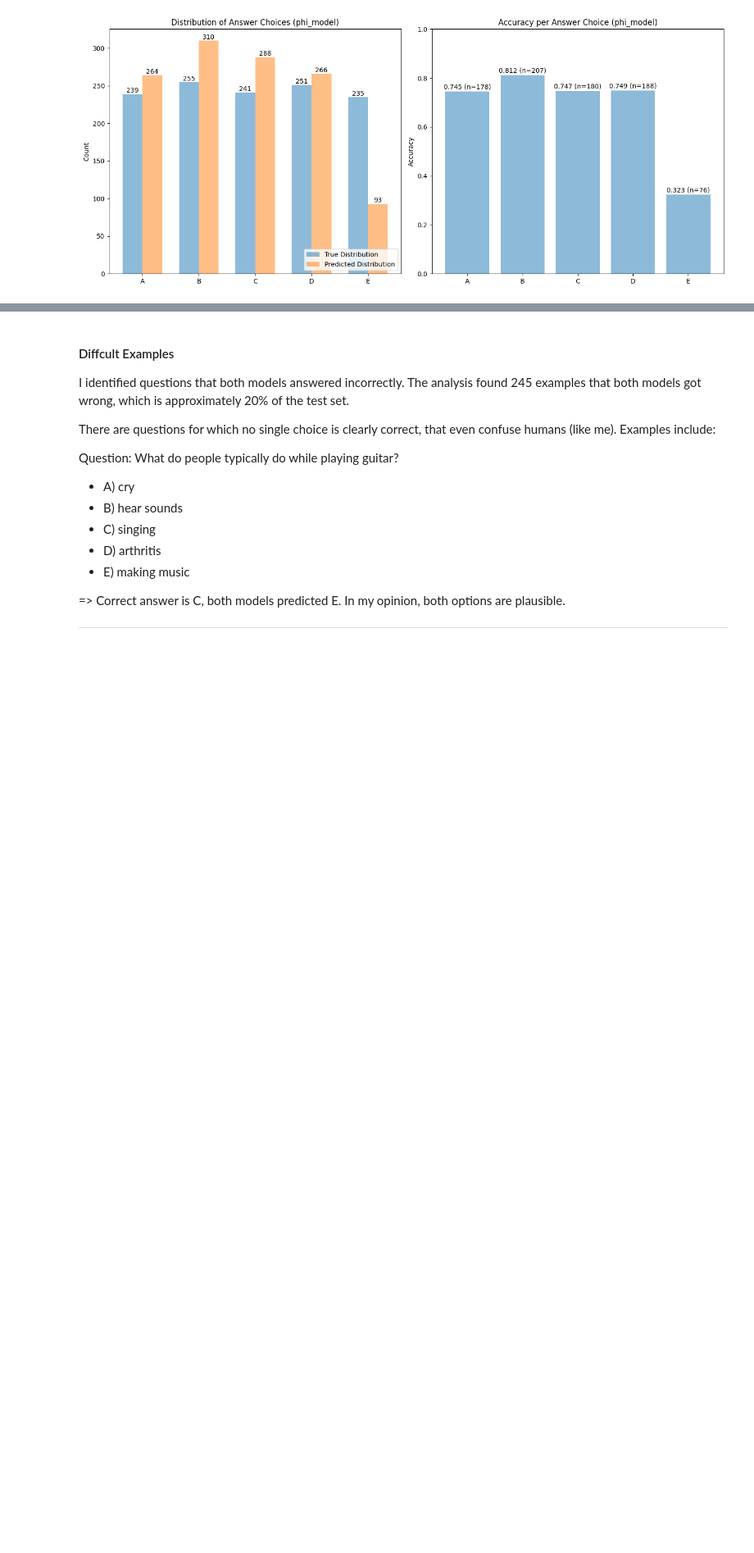
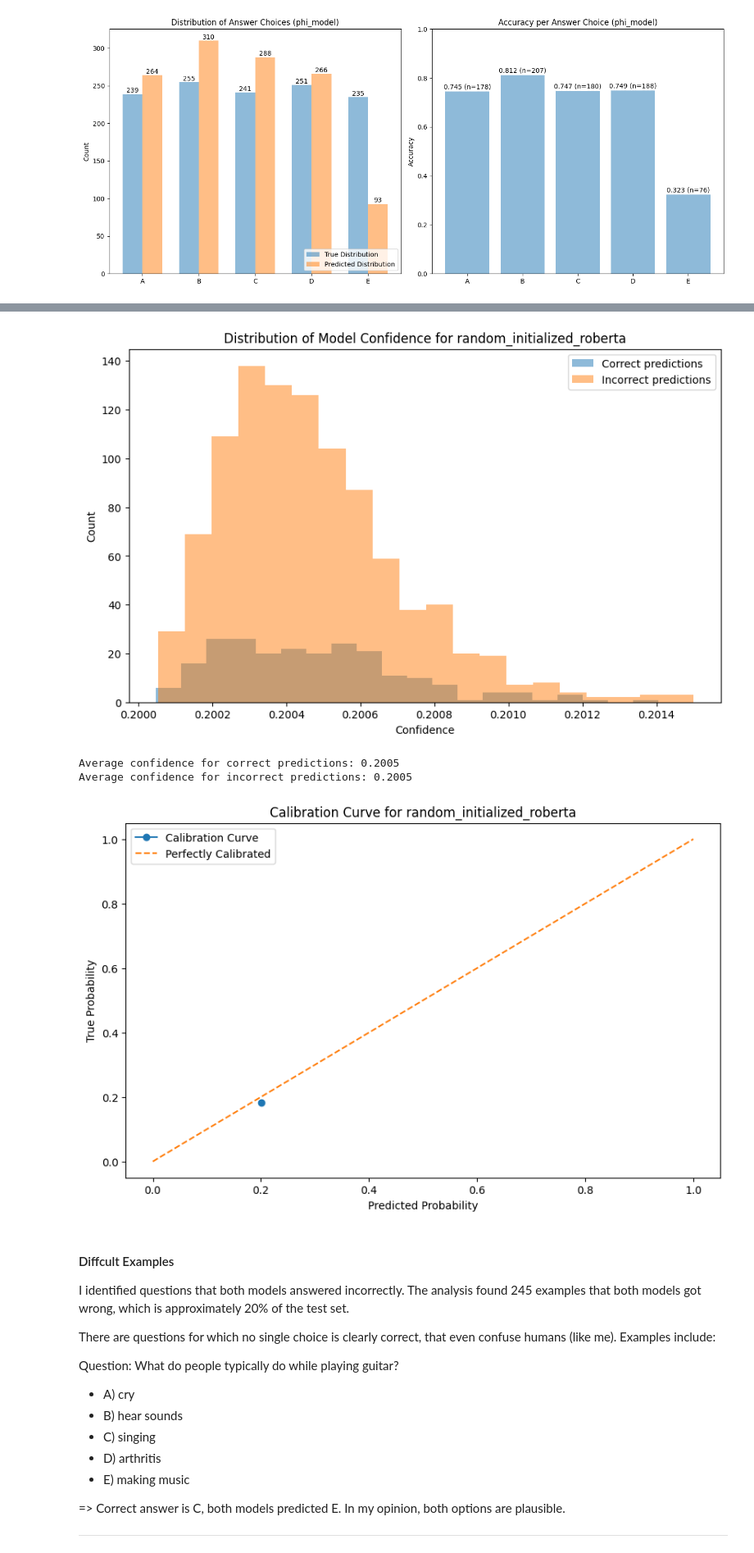
Before and after one commit to Davee02/HSLU.NLP, a Jupyter notebook: course_projects/project_2/project_2.ipynb, the cells around one changed output, grey strips where cells are left out. Shown at 82% size. Saved outputs shown, nothing was run; the diff lists cells and outputs as text; code cells hidden in the pictures; blank space fills up the shorter version.

```diff
--- a/course_projects/project_2/project_2.ipynb
+++ b/course_projects/project_2/project_2.ipynb
@@ -2029,3 +1992,10 @@ Average confidence for incorrect predictions: 0.8033
+# %%
+analyze_confidence(random_test_preds, random_test_confidences, random_test_labels, "random_initialized_roberta")
+# %% [output]
+[figure, added]
+Average confidence for correct predictions: 0.2005
+Average confidence for incorrect predictions: 0.2005
+[figure, added]
 # %% [markdown]
 #### Diffcult Examples
 
```
Also changed, not shown: parts of 5 cells of this notebook, 4 other files.
